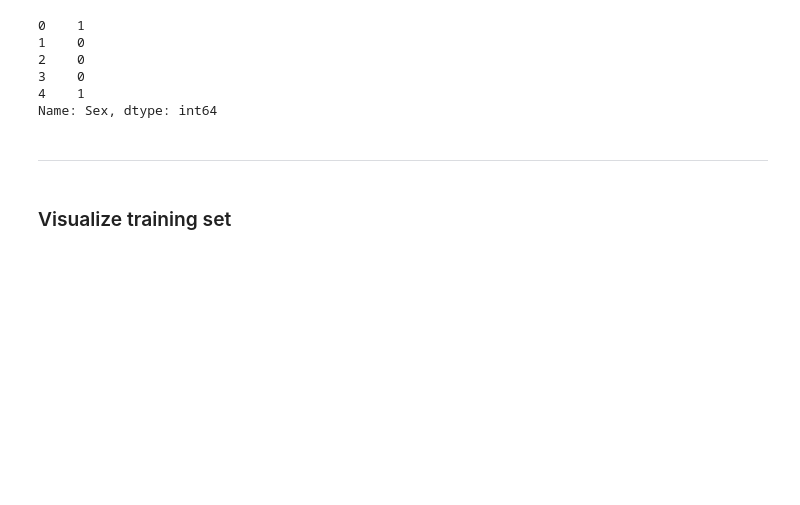
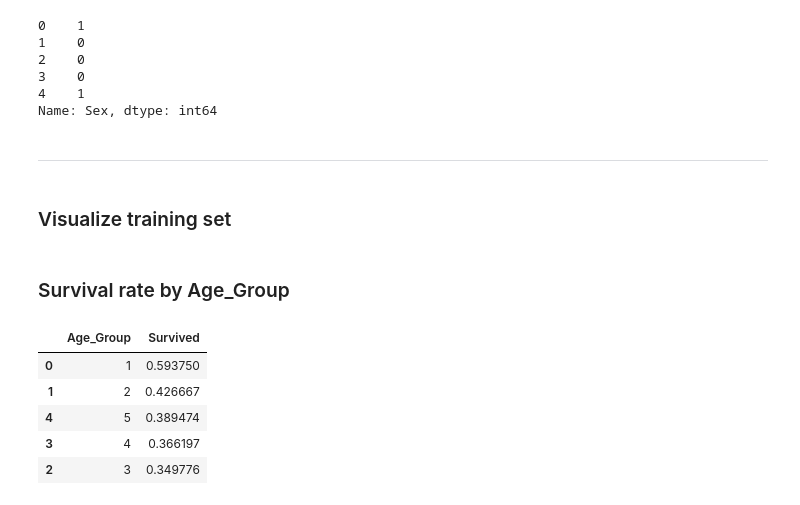
Before and after one commit to pranav-ap/titanic-analysis, a Jupyter notebook: exploration.ipynb, the cells around one changed output. Drawn from its saved outputs; the diff is of its cells as text; code cells hidden in the pictures; blank space fills up the shorter version.

```diff
--- a/exploration.ipynb
+++ b/exploration.ipynb
@@ -193,3 +193,16 @@ Name: Sex, dtype: int64
 ----
 # %% [markdown]
 ### Visualize training set
+# %% [markdown]
+### Survival rate by Age_Group
+# %%
+survival_rate_by_age_group = train[['Age_Group', 'Survived']].groupby(['Age_Group'], as_index = False).mean()
+survival_rate_by_age_group = survival_rate_by_age_group.sort_values(by = 'Survived', ascending = False)
+survival_rate_by_age_group.head()
+# %% [output]
+|  | Age_Group | Survived |
+| 0 | 1 | 0.593750 |
+| 1 | 2 | 0.426667 |
+| 4 | 5 | 0.389474 |
+| 3 | 4 | 0.366197 |
+| 2 | 3 | 0.349776 |
```
Also changed, not shown: parts of 11 cells of this notebook, 1 other file.
